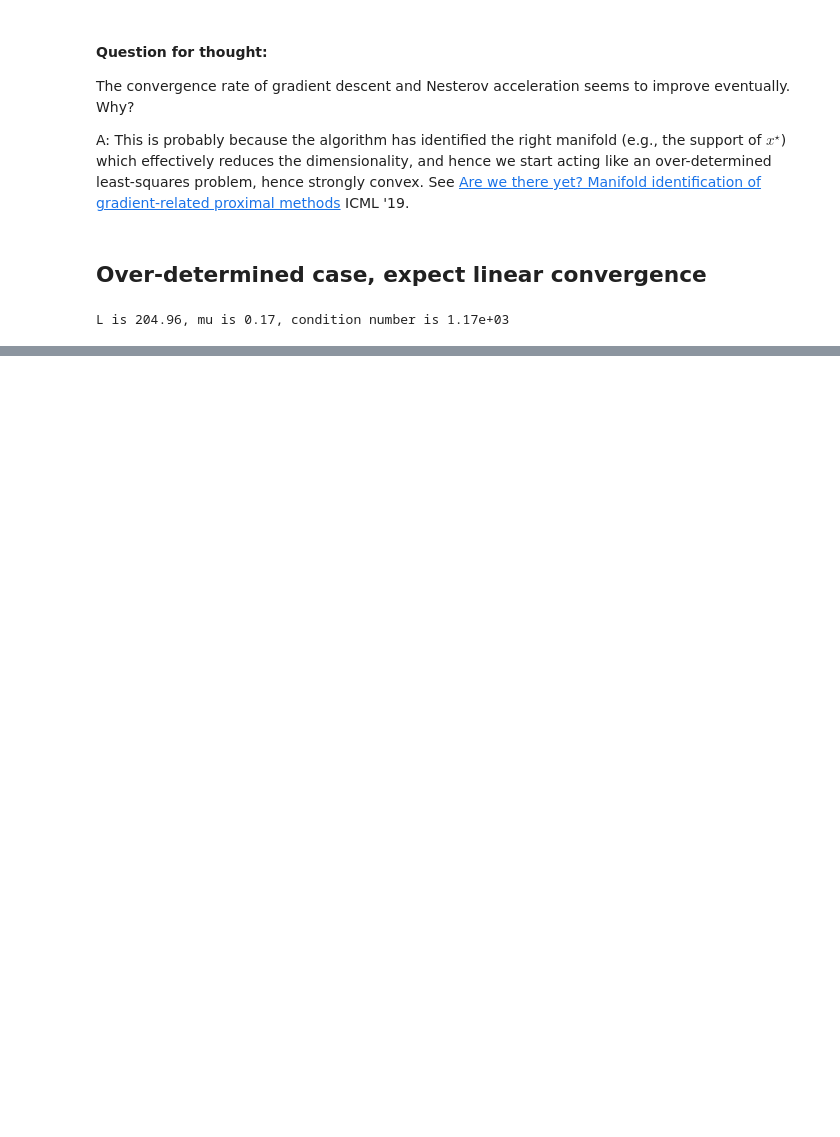
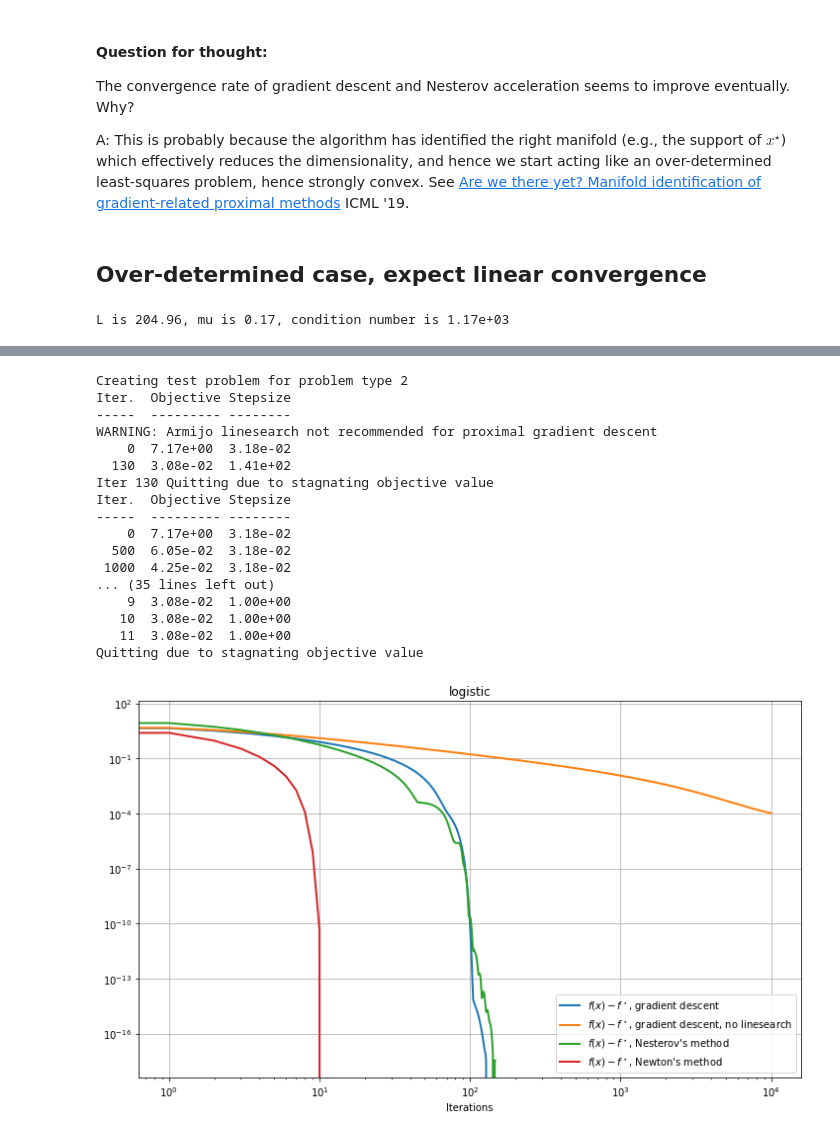
Before and after one commit to stephenbeckr/convex-optimization-class, a Jupyter notebook: Demos/ConvergenceRateDemo.ipynb, the cells around one changed output, grey strips where cells are left out. Drawn from its saved outputs; the diff is of its cells as text; code cells hidden in the pictures; blank space fills up the shorter version.

Commit message:
Adding logistic/Newton method demo

```diff
--- a/Demos/ConvergenceRateDemo.ipynb
+++ b/Demos/ConvergenceRateDemo.ipynb
@@ -196,0 +219,61 @@ plt.show()
+# %%
+problemNumber = 2  # logistic regression
+# case 2 is logistic with a unique solution, using CVXPY to find it
+# case 3 is logistic with an interpolating solution, might have other solutions, doesn't need CVXPY
+rng = np.random.default_rng(1)
+prob = firstOrderMethods.createTestProblem( problemNumber, rng=rng )
+
+xTrue = prob['xTrue']
+x0  = np.zeros(prob['n'])
+L   = prob['L']
+NesterovAcceleration = False
+x_gd, data_gd = firstOrderMethods.gradientDescent(prob['f'],prob['grad'],x0,stepsize=1/L,
+                                               printEvery=None,maxIters=None,
+                                               tol=1e-20, saveHistory=True, linesearch=True,
+                                               acceleration=NesterovAcceleration,restart=None)
+_, data_gd_noLinesearch = firstOrderMethods.gradientDescent(prob['f'],prob['grad'],x0,stepsize=1/L,
+                                               printEvery=None,maxIters=None,
+                                               tol=1e-20, saveHistory=True, linesearch=False,
+                                               acceleration=NesterovAcceleration,restart=None)
+
+NesterovAcceleration = True
+x_Nesterov, data_Nesterov = firstOrderMethods.gradientDescent(prob['f'],prob['grad'],x0,stepsize=1/L,
+                                               printEvery=None,maxIters=None,
+                                               tol=1e-20, saveHistory=True, linesearch=True,
+                                               ArmijoLinesearch=False,
+                                               acceleration=NesterovAcceleration,restart=45)
+
+x_Newton, data_Newton = secondOrderMethods.NewtonsMethod( prob['f'],prob['grad'],prob['Hess'],
+                                          x0,tol=1e-10,
+                                          saveHistory=True,maxIters=100)
+
+plt.figure(figsize=(12,7))
+plt.semilogy(  data_gd['fcnHistory']-prob['fTrue'] , label='$f(x)-f^\star$, gradient descent',linewidth=2)
+plt.semilogy(  data_gd_noLinesearch['fcnHistory']-prob['fTrue'] , label='$f(x)-f^\star$, gradient descent, no linesearch',linewidth=2)
+plt.semilogy(  data_Nesterov['fcnHistory']-prob['fTrue'] , label="$f(x)-f^\star$, Nesterov's method",linewidth=2)
+plt.semilogy(  data_Newton['fcnHistory']-prob['fTrue'] , label="$f(x)-f^\star$, Newton's method",linewidth=2)
+plt.xscale("log")
+plt.grid(True)
+plt.xlabel('Iterations')
+plt.legend()
+plt.title(prob['name'])
+plt.show()
+# %% [output]
+Creating test problem for problem type 2
+Iter.  Objective Stepsize
+-----  --------- --------
+WARNING: Armijo linesearch not recommended for proximal gradient descent
+    0  7.17e+00  3.18e-02
+  130  3.08e-02  1.41e+02
+Iter 130 Quitting due to stagnating objective value
+Iter.  Objective Stepsize
+-----  --------- --------
+    0  7.17e+00  3.18e-02
+  500  6.05e-02  3.18e-02
+ 1000  4.25e-02  3.18e-02
+... (35 lines left out)
+    9  3.08e-02  1.00e+00
+   10  3.08e-02  1.00e+00
+   11  3.08e-02  1.00e+00
+Quitting due to stagnating objective value
+[figure, added]
```
Also changed, not shown: parts of 13 cells of this notebook.
